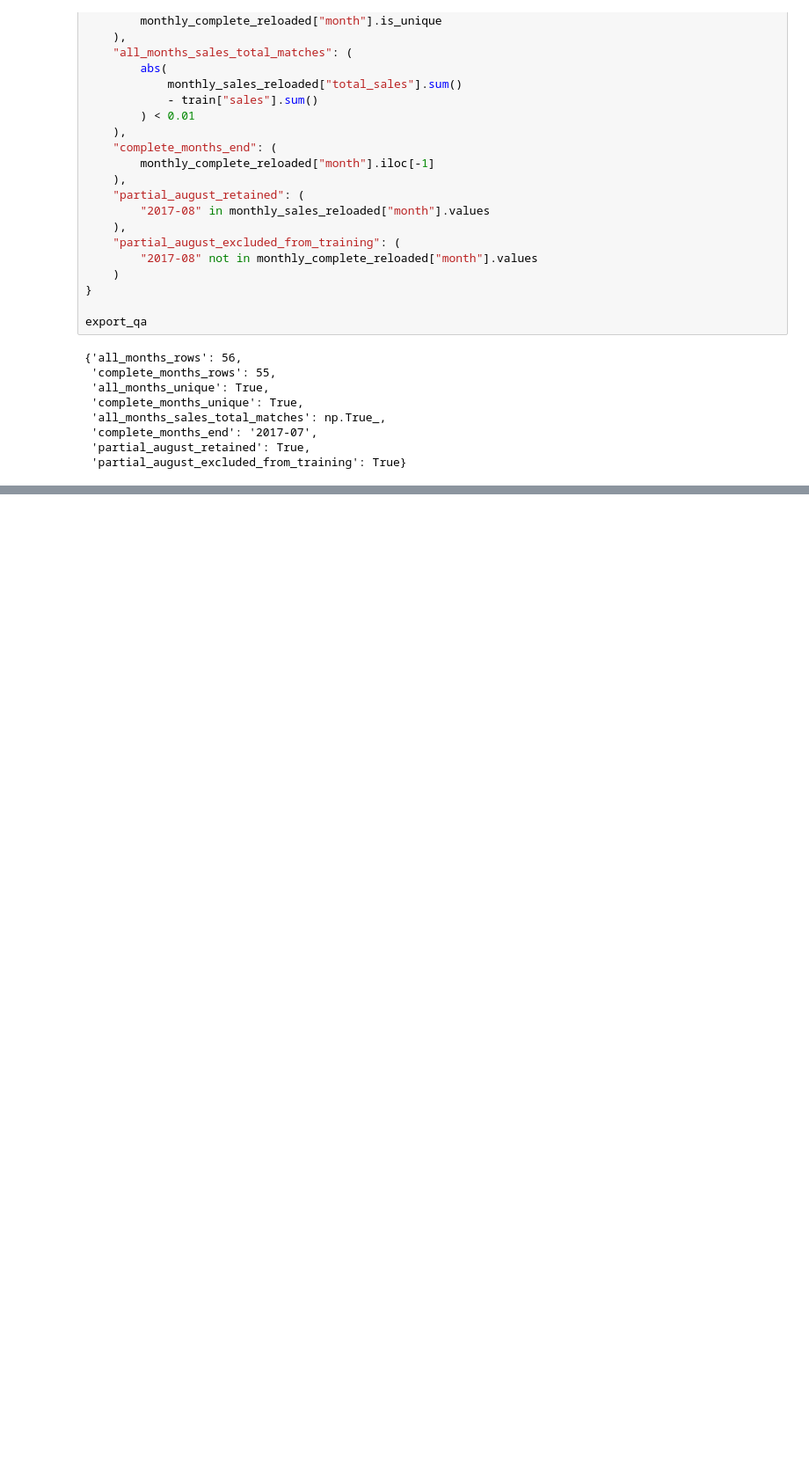
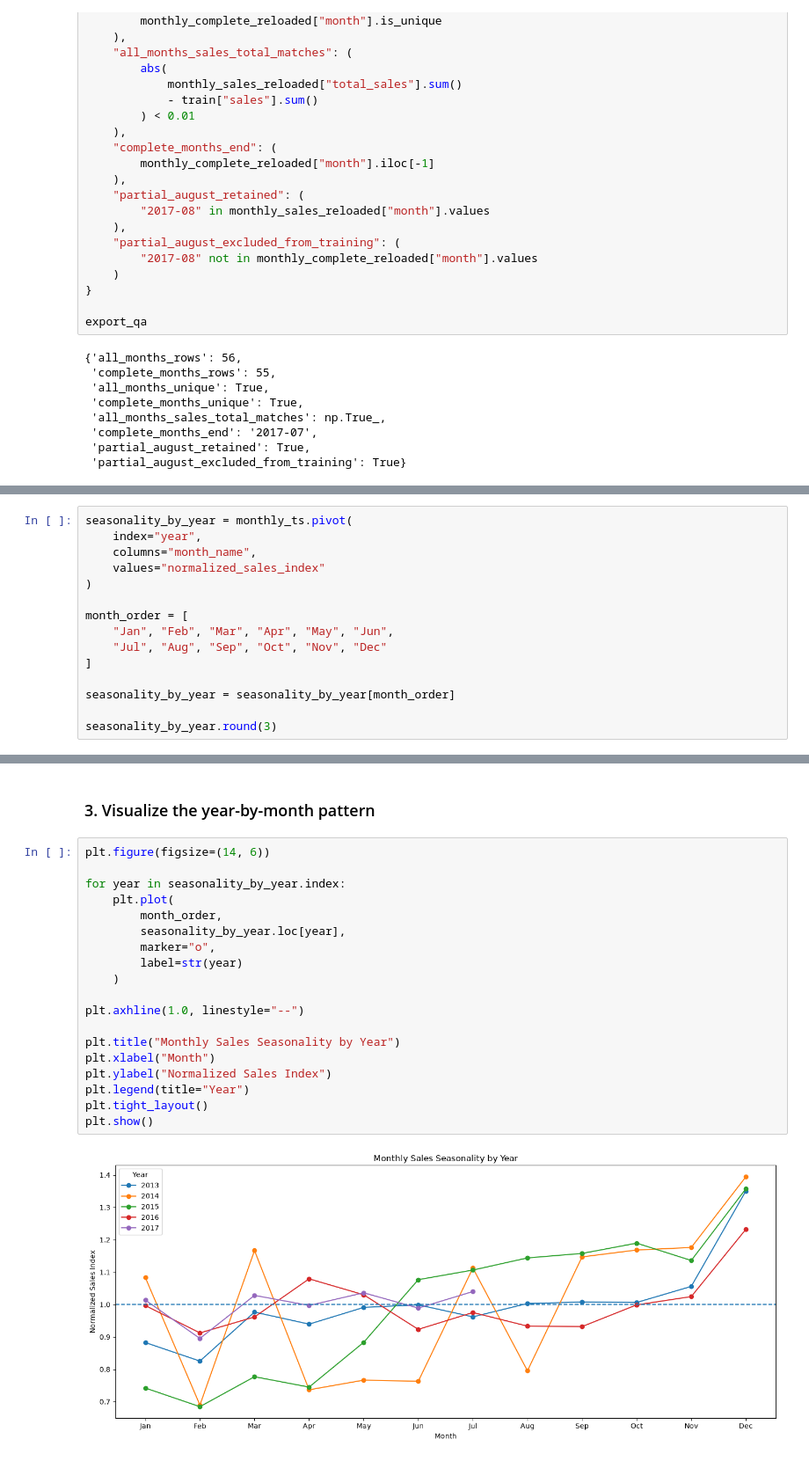
Before and after one commit to Abu-Hozaifa-Retail-Analyst/retail-sales-forecasting, a Jupyter notebook: notebooks/01_data_quality/02_initial_data_profiling.ipynb, the cells around one changed output, grey strips where cells are left out. Shown at 88% size. Drawn from its saved outputs; the diff is of its cells as text; blank space fills up the shorter version.

```diff
--- a/notebooks/01_data_quality/02_initial_data_profiling.ipynb
+++ b/notebooks/01_data_quality/02_initial_data_profiling.ipynb
@@ -7806,0 +8178,15 @@ export_qa
+# %%
+seasonality_by_year = monthly_ts.pivot(
+    index="year",
+    columns="month_name",
+    values="normalized_sales_index"
+)
+
+month_order = [
+    "Jan", "Feb", "Mar", "Apr", "May", "Jun",
+    "Jul", "Aug", "Sep", "Oct", "Nov", "Dec"
+]
+
+seasonality_by_year = seasonality_by_year[month_order]
+
+seasonality_by_year.round(3)
@@ -7806,0 +8237,23 @@ export_qa
+# %% [markdown]
+### 3. Visualize the year-by-month pattern
+# %%
+plt.figure(figsize=(14, 6))
+
+for year in seasonality_by_year.index:
+    plt.plot(
+        month_order,
+        seasonality_by_year.loc[year],
+        marker="o",
+        label=str(year)
+    )
+
+plt.axhline(1.0, linestyle="--")
+
+plt.title("Monthly Sales Seasonality by Year")
+plt.xlabel("Month")
+plt.ylabel("Normalized Sales Index")
+plt.legend(title="Year")
+plt.tight_layout()
+plt.show()
+# %% [output]
+[figure, added]
```
Also changed, not shown: parts of 25 cells of this notebook, 1 other file.
